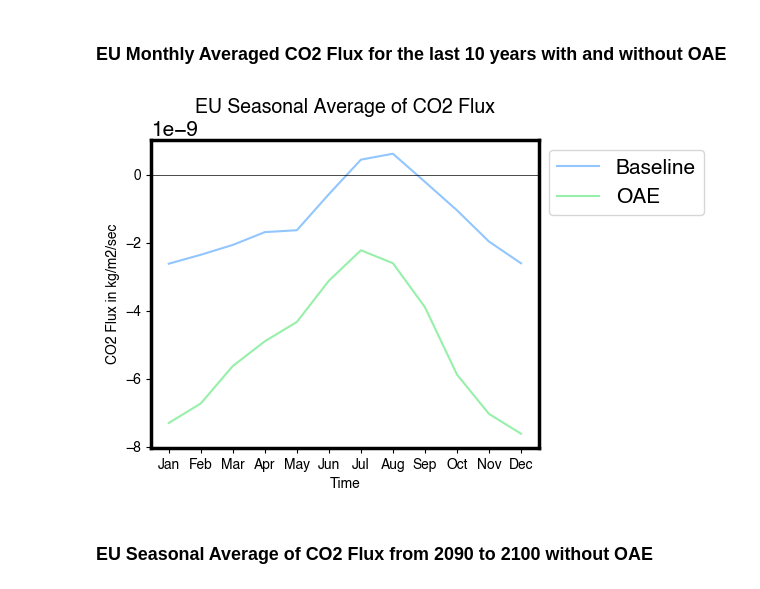
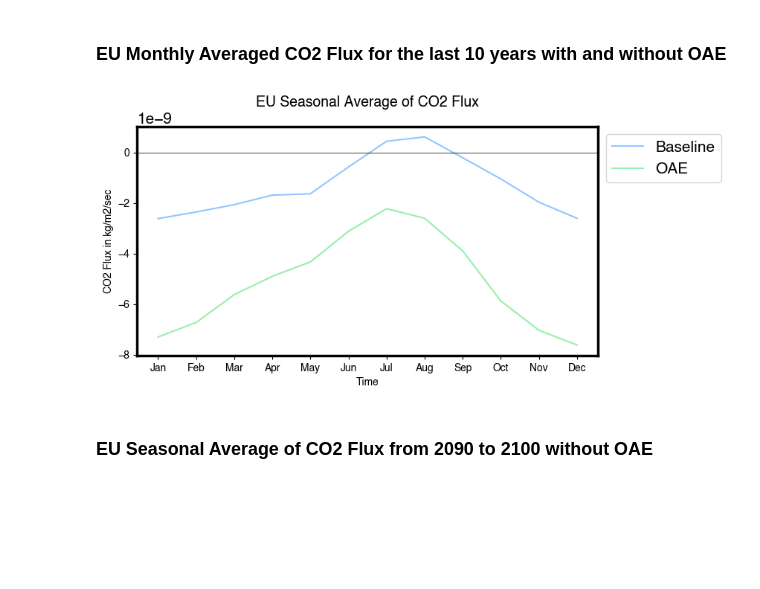
Before and after one commit to chiaraciscato/MScThesis, a Jupyter notebook: CO2flux_comparison.ipynb, the cells around one changed output. Saved outputs shown, nothing was run; the diff lists cells and outputs as text; code cells hidden in the pictures; blank space fills up the shorter version.

```diff
--- a/CO2flux_comparison.ipynb
+++ b/CO2flux_comparison.ipynb
@@ -307,19 +303,19 @@ mean_oae = mean_oae.reset_index()
 mean_oae['time_counter']= mean_oae['time_counter'].apply(lambda x: calendar.month_abbr[x])
 mean_oae = mean_oae.set_index('time_counter')
 # %%
-plt.figure(figsize=(5,4))
+plt.figure(figsize=(8,4))
 plt.plot(mean_baseline.co2flux_cpl, label='Baseline')
 plt.plot(mean_oae.co2flux_cpl, label='OAE')
 plt.legend(bbox_to_anchor=(1, 1), loc='upper left')
 plt.xlabel("Time", fontsize=10)
 plt.ylabel("CO2 Flux in kg/m2/sec", fontsize=10)
 plt.xticks(fontsize=10, fontname="Helvetica")
 plt.yticks(fontsize=10, fontname="Helvetica")
 plt.title('EU Seasonal Average of CO2 Flux', fontname="Helvetica", fontsize=14, y=1.06)
 plt.axhline(0, color='black', linewidth=0.5)
 plt.show()
 # %% [output]
-[figure, old version]
+[figure, new version]
 # %% [markdown]
 ### EU Seasonal Average of CO2 Flux from 2090 to 2100 without OAE
 # %%
```
Also changed, not shown: parts of 6 cells of this notebook, 23 other files.
